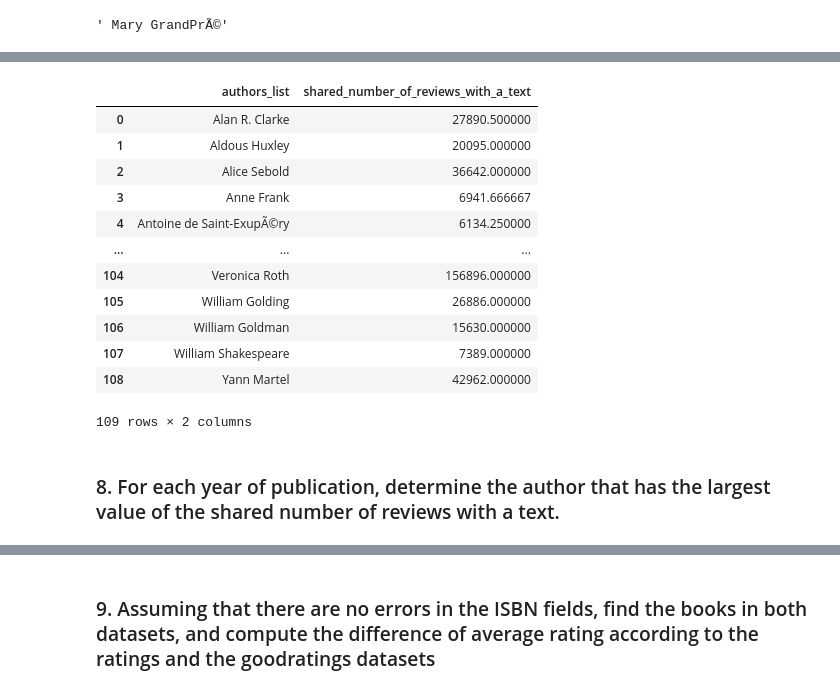
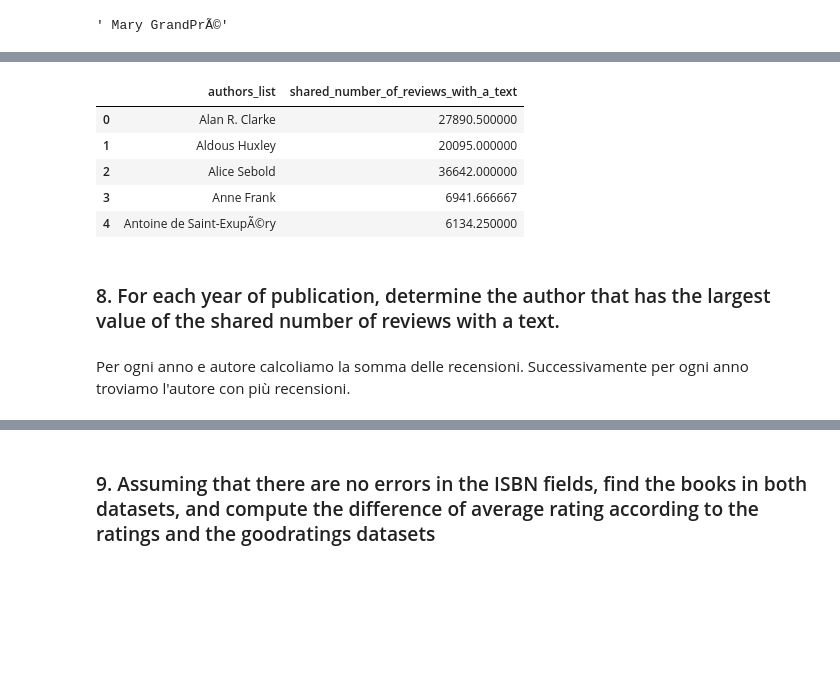
Before and after one commit to lucasammarini/FCSProject-Sammarini-TarolliBrame, a Jupyter notebook: progetto-2021.ipynb, the cells around one changed output, grey strips where cells are left out. Cells and saved outputs as stored; diff of their text form; code cells hidden in the pictures; blank space fills up the shorter version.

```diff
--- a/progetto-2021.ipynb
+++ b/progetto-2021.ipynb
@@ -298,21 +308,16 @@ goodbooks_authors_exploded['authors_list'][2]
 # %%
 goodbooks_authors_exploded['authors_list'] = goodbooks_authors_exploded['authors_list'].str.strip()
-goodbooks_authors_exploded.groupby(['authors_list'], as_index=False).sum('shared_number_of_reviews_with_a_text')[['authors_list','shared_number_of_reviews_with_a_text']]
+goodbooks_authors_exploded.groupby(['authors_list'], as_index=False).sum('shared_number_of_reviews_with_a_text')[['authors_list','shared_number_of_reviews_with_a_text']].head()
 # %% [output]
 |  | authors_list | shared_number_of_reviews_with_a_text |
 | 0 | Alan R. Clarke | 27890.500000 |
 | 1 | Aldous Huxley | 20095.000000 |
 | 2 | Alice Sebold | 36642.000000 |
 | 3 | Anne Frank | 6941.666667 |
 | 4 | Antoine de Saint-ExupÃ©ry | 6134.250000 |
-| ... | ... | ... |
-| 104 | Veronica Roth | 156896.000000 |
-| 105 | William Golding | 26886.000000 |
-| 106 | William Goldman | 15630.000000 |
-| 107 | William Shakespeare | 7389.000000 |
-| 108 | Yann Martel | 42962.000000 |
-109 rows × 2 columns
 # %% [markdown]
 ### 8. For each year of publication, determine the author that has the largest value of the shared number of reviews with a text.
+# %% [markdown]
+Per ogni anno e autore calcoliamo la somma delle recensioni. Successivamente per ogni anno troviamo l'autore con più recensioni.
 # %%
 goodbooks_authors_sum_per_year = goodbooks_authors_exploded.groupby(['original_publication_year','authors_list']).sum()
```
Also changed, not shown: parts of 16 cells of this notebook.
